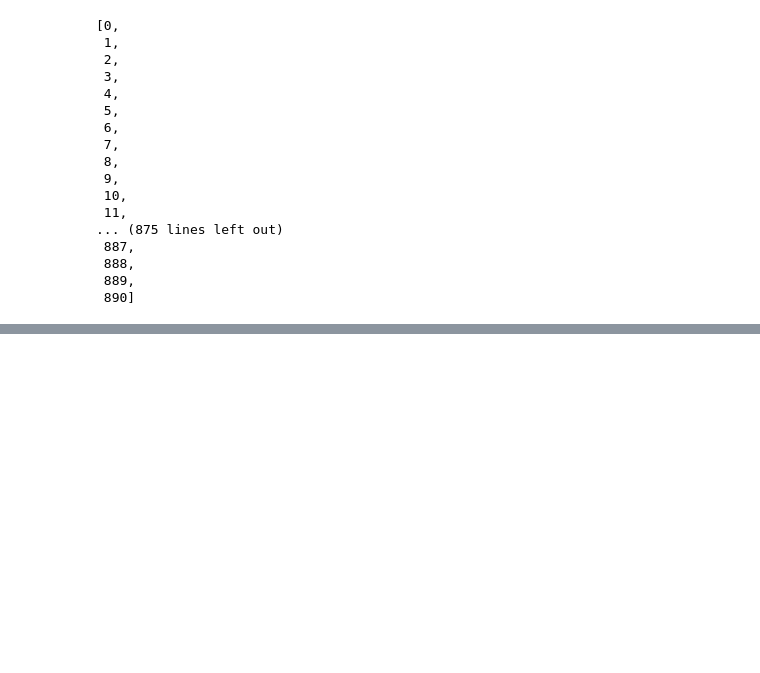
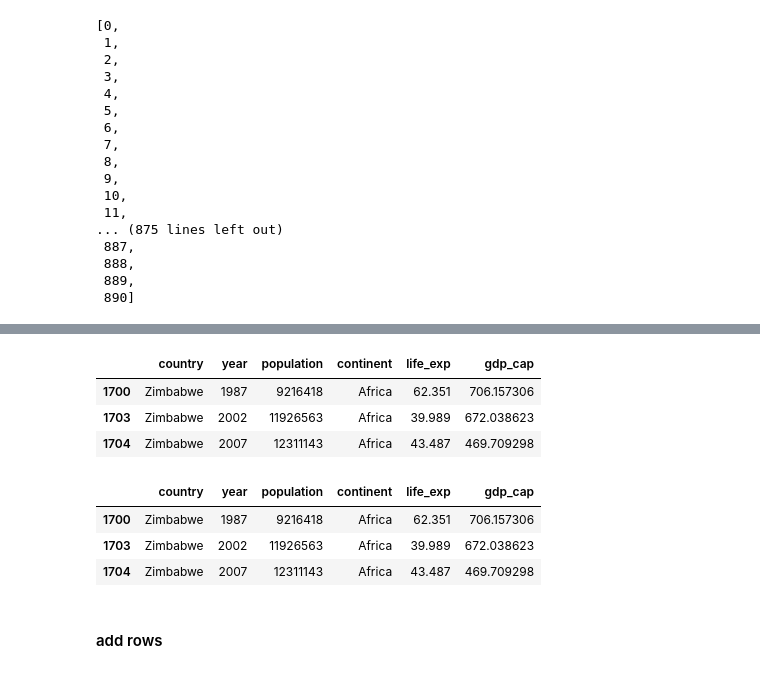
Before and after one commit to AntaraR12/visual-studio-python-code, a Jupyter notebook: mecnakzie data analyis.ipynb, the cells around one changed output, grey strips where cells are left out. Cells and saved outputs as stored; diff of their text form; code cells hidden in the pictures; blank space fills up the shorter version.

```diff
--- a/mecnakzie data analyis.ipynb
+++ b/mecnakzie data analyis.ipynb
@@ -397,0 +447,3 @@ df_v2.index.to_list()
+# %%
+df.index = [i for i in range(1,1705)]
+df
@@ -397,0 +474,16 @@ df_v2.index.to_list()
+# %%
+df.loc[[1700,1703,1704]]
+# %% [output]
+|  | country | year | population | continent | life_exp | gdp_cap |
+| 1700 | Zimbabwe | 1987 | 9216418 | Africa | 62.351 | 706.157306 |
+| 1703 | Zimbabwe | 2002 | 11926563 | Africa | 39.989 | 672.038623 |
+| 1704 | Zimbabwe | 2007 | 12311143 | Africa | 43.487 | 469.709298 |
+# %%
+df.iloc[[1699,1702,1703]]
+# %% [output]
+|  | country | year | population | continent | life_exp | gdp_cap |
+| 1700 | Zimbabwe | 1987 | 9216418 | Africa | 62.351 | 706.157306 |
+| 1703 | Zimbabwe | 2002 | 11926563 | Africa | 39.989 | 672.038623 |
+| 1704 | Zimbabwe | 2007 | 12311143 | Africa | 43.487 | 469.709298 |
+# %% [markdown]
+#### add rows
```
Also changed, not shown: parts of 13 cells of this notebook.
